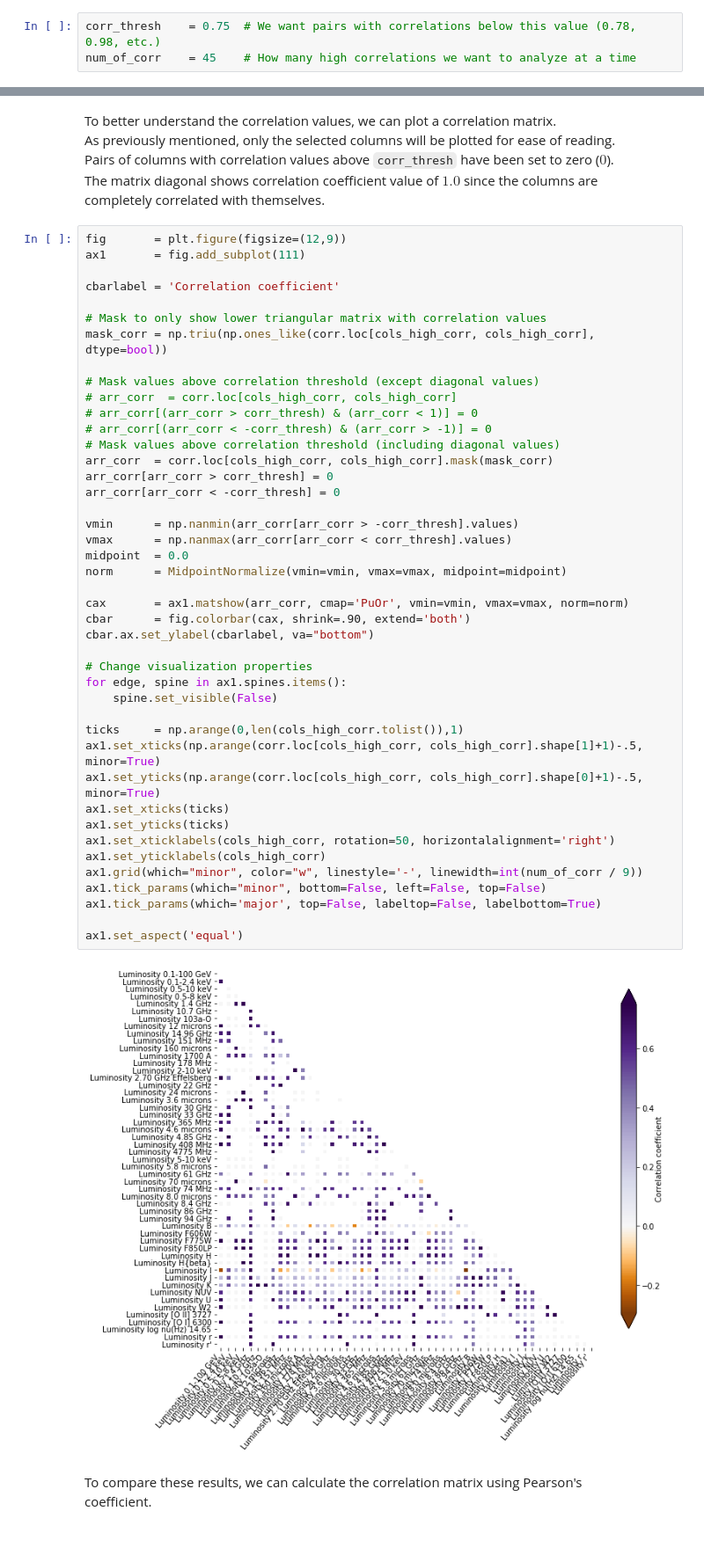
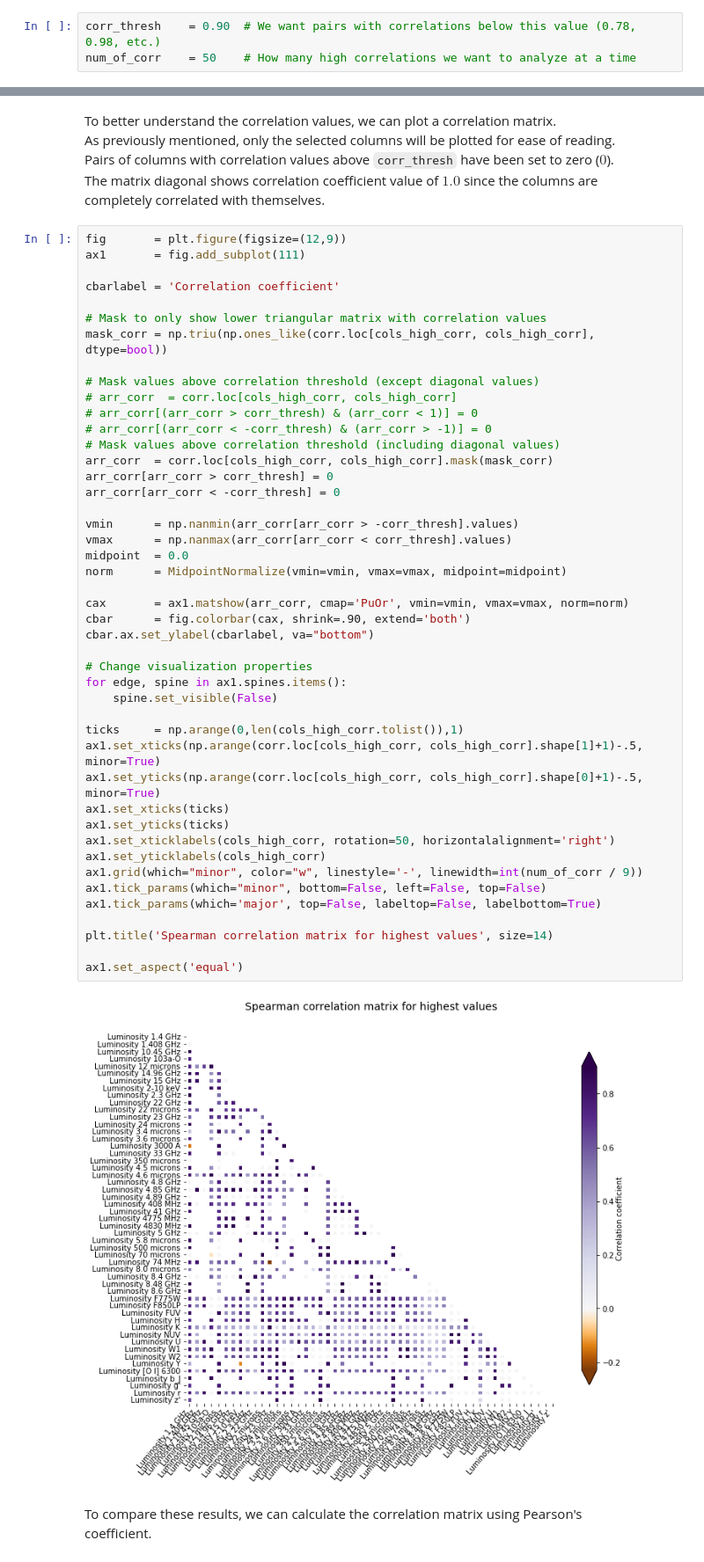
Before and after one commit to racarvajal/work_notes, a Jupyter notebook: Analyze_high_z_cat.ipynb, the cells around one changed output, grey strips where cells are left out. Shown at 88% size. Cells and saved outputs as stored; diff of their text form.

Commit message:
plot titles

```diff
--- a/Analyze_high_z_cat.ipynb
+++ b/Analyze_high_z_cat.ipynb
@@ -636,8 +636,8 @@ we can keep a higher value. As a matter of fact, we do want to discover these co
 The variable `num_of_corr` selects the number of high correlation pairs of columns we want to analyze at a time.
 This is purely for visualization purposes.
 # %%
-corr_thresh    = 0.75  # We want pairs with correlations below this value (0.78, 0.98, etc.)
-num_of_corr    = 45    # How many high correlations we want to analyze at a time
+corr_thresh    = 0.90  # We want pairs with correlations below this value (0.78, 0.98, etc.)
+num_of_corr    = 50    # How many high correlations we want to analyze at a time
 # %%
 arr_cols       = np.array([np.array(row) for row in cols_corr.keys()[cols_corr<corr_thresh][:num_of_corr]])  # Columns involved in the highest 25 correlations (below 0.75)
 cols_high_corr = np.unique(np.concatenate((arr_cols[:, 0], arr_cols[:, 1])))  # Array with individual column names from highest correlations
@@ -688,34 +688,36 @@ mask_corr = np.triu(np.ones_like(corr.loc[cols_high_corr, cols_high_corr], dtype
 arr_corr  = corr.loc[cols_high_corr, cols_high_corr].mask(mask_corr)
 arr_corr[arr_corr > corr_thresh] = 0
 arr_corr[arr_corr < -corr_thresh] = 0
 
 vmin      = np.nanmin(arr_corr[arr_corr > -corr_thresh].values)
 vmax      = np.nanmax(arr_corr[arr_corr < corr_thresh].values)
 midpoint  = 0.0
 norm      = MidpointNormalize(vmin=vmin, vmax=vmax, midpoint=midpoint)
 
 cax       = ax1.matshow(arr_corr, cmap='PuOr', vmin=vmin, vmax=vmax, norm=norm)
 cbar      = fig.colorbar(cax, shrink=.90, extend='both')
 cbar.ax.set_ylabel(cbarlabel, va="bottom")
 
 # Change visualization properties
 for edge, spine in ax1.spines.items():
     spine.set_visible(False)
 
 ticks     = np.arange(0,len(cols_high_corr.tolist()),1)
 ax1.set_xticks(np.arange(corr.loc[cols_high_corr, cols_high_corr].shape[1]+1)-.5, minor=True)
 ax1.set_yticks(np.arange(corr.loc[cols_high_corr, cols_high_corr].shape[0]+1)-.5, minor=True)
 ax1.set_xticks(ticks)
 ax1.set_yticks(ticks)
 ax1.set_xticklabels(cols_high_corr, rotation=50, horizontalalignment='right')
 ax1.set_yticklabels(cols_high_corr)
 ax1.grid(which="minor", color="w", linestyle='-', linewidth=int(num_of_corr / 9))
 ax1.tick_params(which="minor", bottom=False, left=False, top=False)
 ax1.tick_params(which='major', top=False, labeltop=False, labelbottom=True)
 
+plt.title('Spearman correlation matrix for highest values', size=14)
+
 ax1.set_aspect('equal')
 # %% [output]
-[figure, old version]
+[figure, new version]
 # %% [markdown]
 To compare these results, we can calculate the correlation matrix using Pearson's
 coefficient.
```
Also changed, not shown: parts of 28 cells of this notebook.
